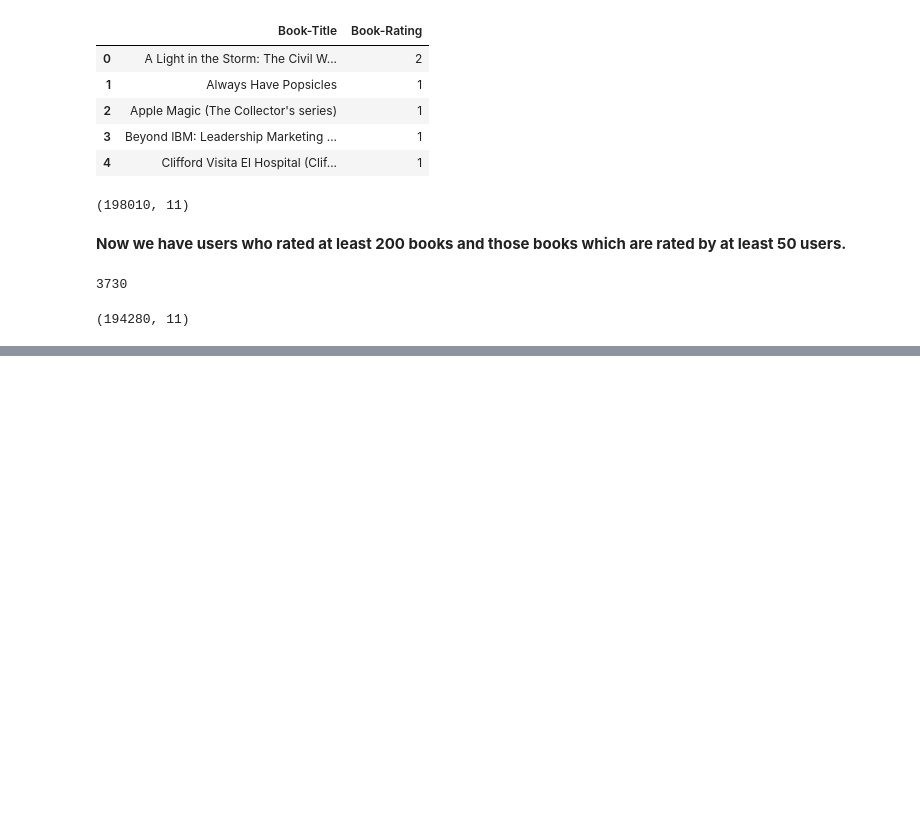
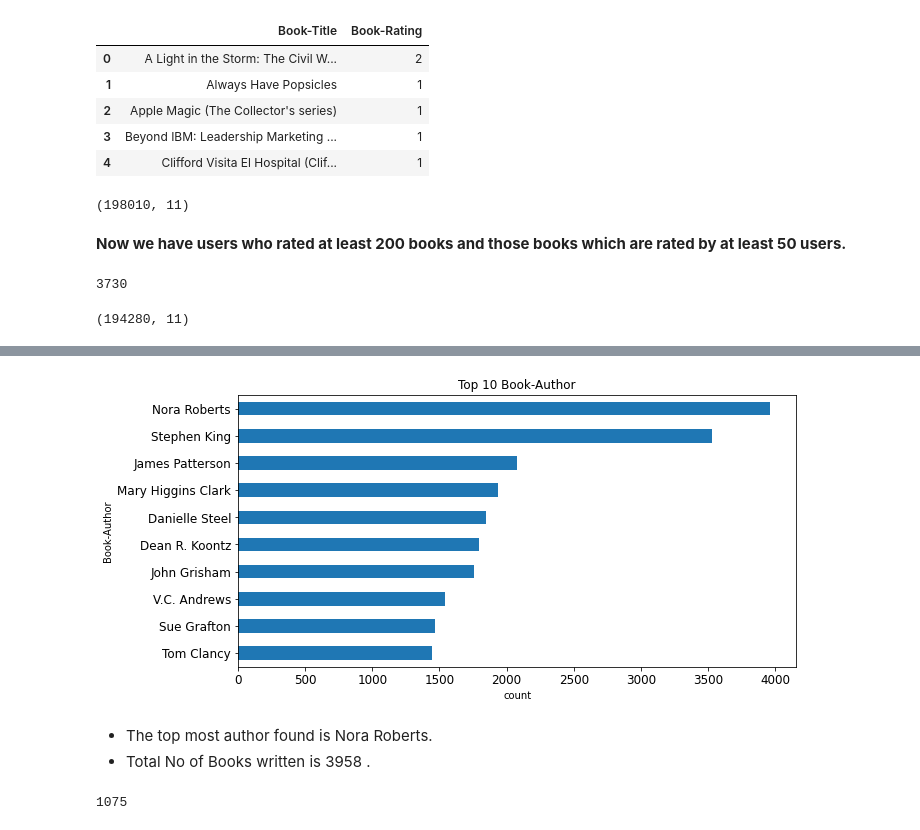
Before and after one commit to SwenFereira/-Book-Recommendation-System, a Jupyter notebook: Final_Copy_of_Swen_Fereira_Book_Recommendation_System.ipynb, the cells around one changed output, grey strips where cells are left out. Cells and saved outputs as stored; diff of their text form; code cells hidden in the pictures; blank space fills up the shorter version.

```diff
--- a/Final_Copy_of_Swen_Fereira_Book_Recommendation_System.ipynb
+++ b/Final_Copy_of_Swen_Fereira_Book_Recommendation_System.ipynb
@@ -376,0 +425,17 @@ df.sample(5)
+# %%
+# Top 10 Book Authors
+fig, axes = plt.subplots(1, 1, figsize=(10, 5))
+_ = df['Book-Author'].value_counts().head(10).sort_values(ascending=True).plot(kind = 'barh', title='Top 10 Book-Author', fontsize=12)
+plt.xlabel('count')
+plt.ylabel('Book-Author')
+plt.show()
+# %% [output]
+[figure, added]
+# %% [markdown]
+- The top most author found is Nora Roberts.
+- Total No of Books written is 3958 .
+# %%
+# COunt of Unique Publisher
+df['Publisher'].nunique()
+# %% [output]
+1075
```
Also changed, not shown: parts of 15 cells of this notebook.
